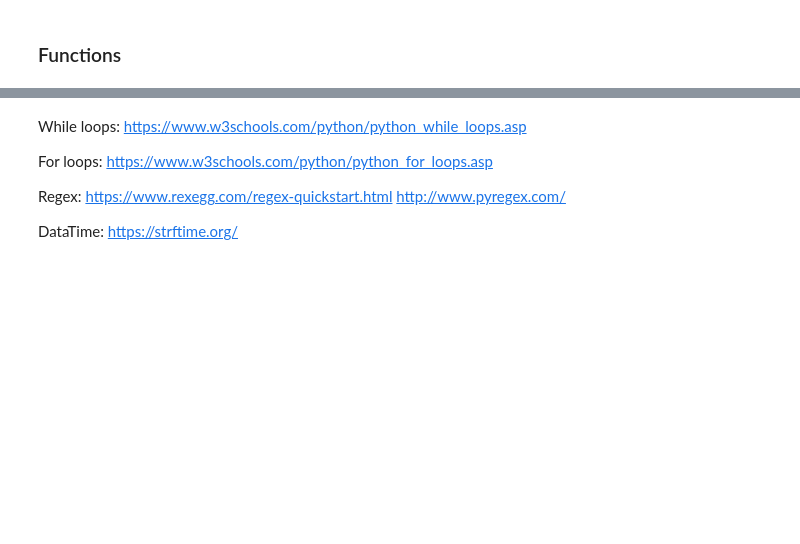
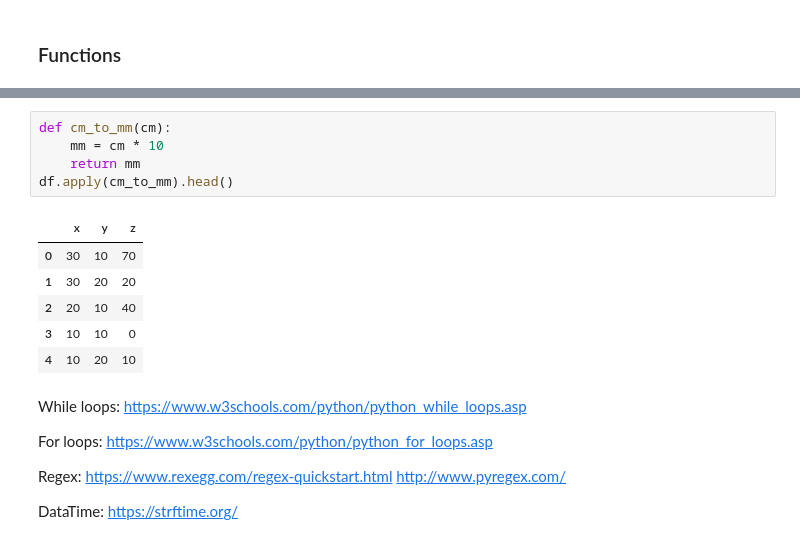
Before and after one commit to sandhyaparna/Python-DataScience-CookBook, a Jupyter notebook: Interview Questions/Python_Refresher.ipynb, the cells around one changed output, grey strips where cells are left out. Drawn from its saved outputs; the diff is of its cells as text; blank space fills up the shorter version.

```diff
--- a/Interview Questions/Python_Refresher.ipynb
+++ b/Interview Questions/Python_Refresher.ipynb
@@ -28,3 +71,15 @@ Length: 10000, dtype: int64
+# %%
+def cm_to_mm(cm):
+    mm = cm * 10
+    return mm
+df.apply(cm_to_mm).head()
+# %% [output]
+|  | x | y | z |
+| 0 | 30 | 10 | 70 |
+| 1 | 30 | 20 | 20 |
+| 2 | 20 | 10 | 40 |
+| 3 | 10 | 10 | 0 |
+| 4 | 10 | 20 | 10 |
 # %% [markdown]
 While loops: https://www.w3schools.com/python/python_while_loops.asp
 
```
Also changed, not shown: parts of 5 cells of this notebook.
